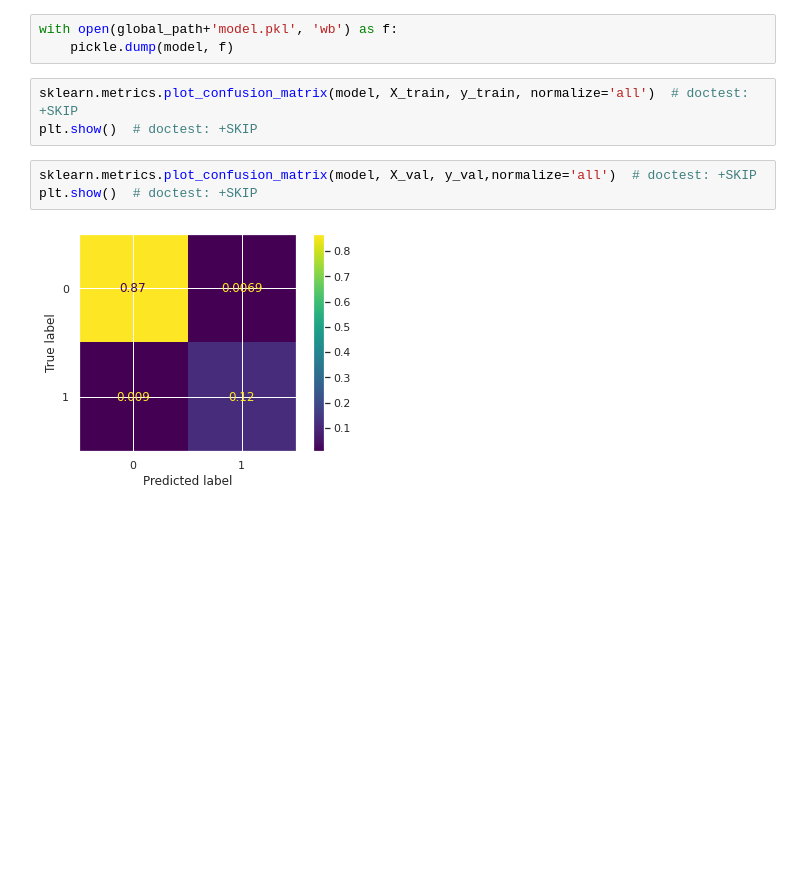
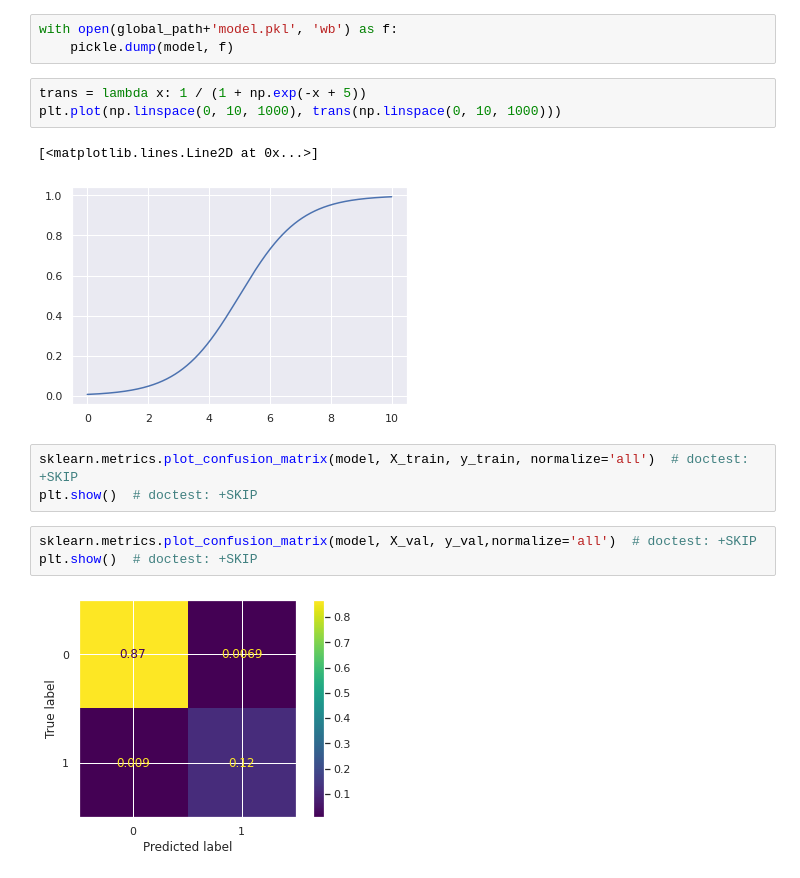
Before and after one commit to Gaussiandra/bdimo21, a Jupyter notebook: new15_32.ipynb, the cells around one changed output. Saved outputs shown, nothing was run; the diff lists cells and outputs as text; blank space fills up the shorter version.

```diff
--- a/new15_32.ipynb
+++ b/new15_32.ipynb
@@ -133,6 +158,12 @@ Learning rate set to 0.170298
 # %%
 with open(global_path+'model.pkl', 'wb') as f:
     pickle.dump(model, f)
+# %%
+trans = lambda x: 1 / (1 + np.exp(-x + 5))
+plt.plot(np.linspace(0, 10, 1000), trans(np.linspace(0, 10, 1000)))
+# %% [output]
+[<matplotlib.lines.Line2D at 0x...>]
+[figure, added]
 # %%
 sklearn.metrics.plot_confusion_matrix(model, X_train, y_train, normalize='all')  # doctest: +SKIP
 plt.show()  # doctest: +SKIP
```
Also changed, not shown: parts of 10 cells of this notebook.
